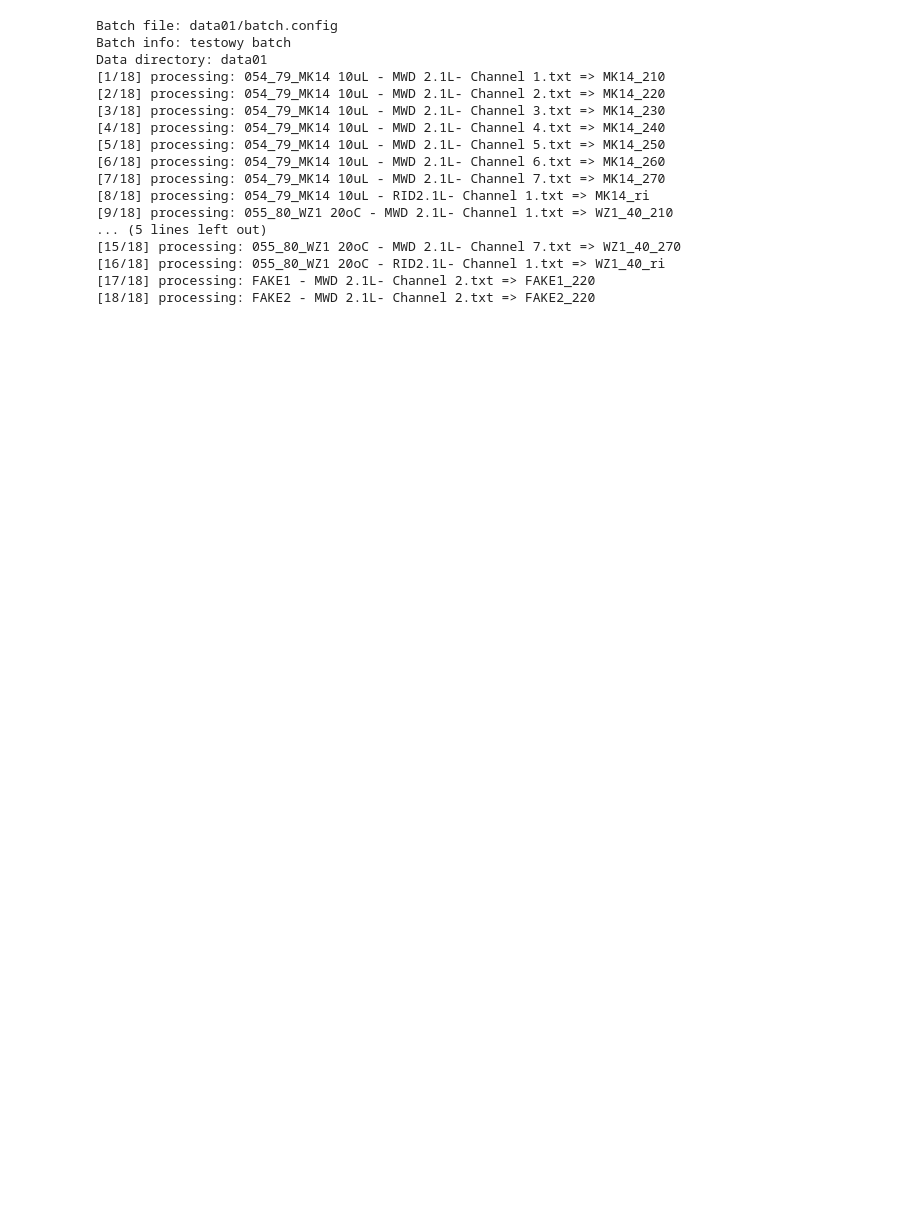
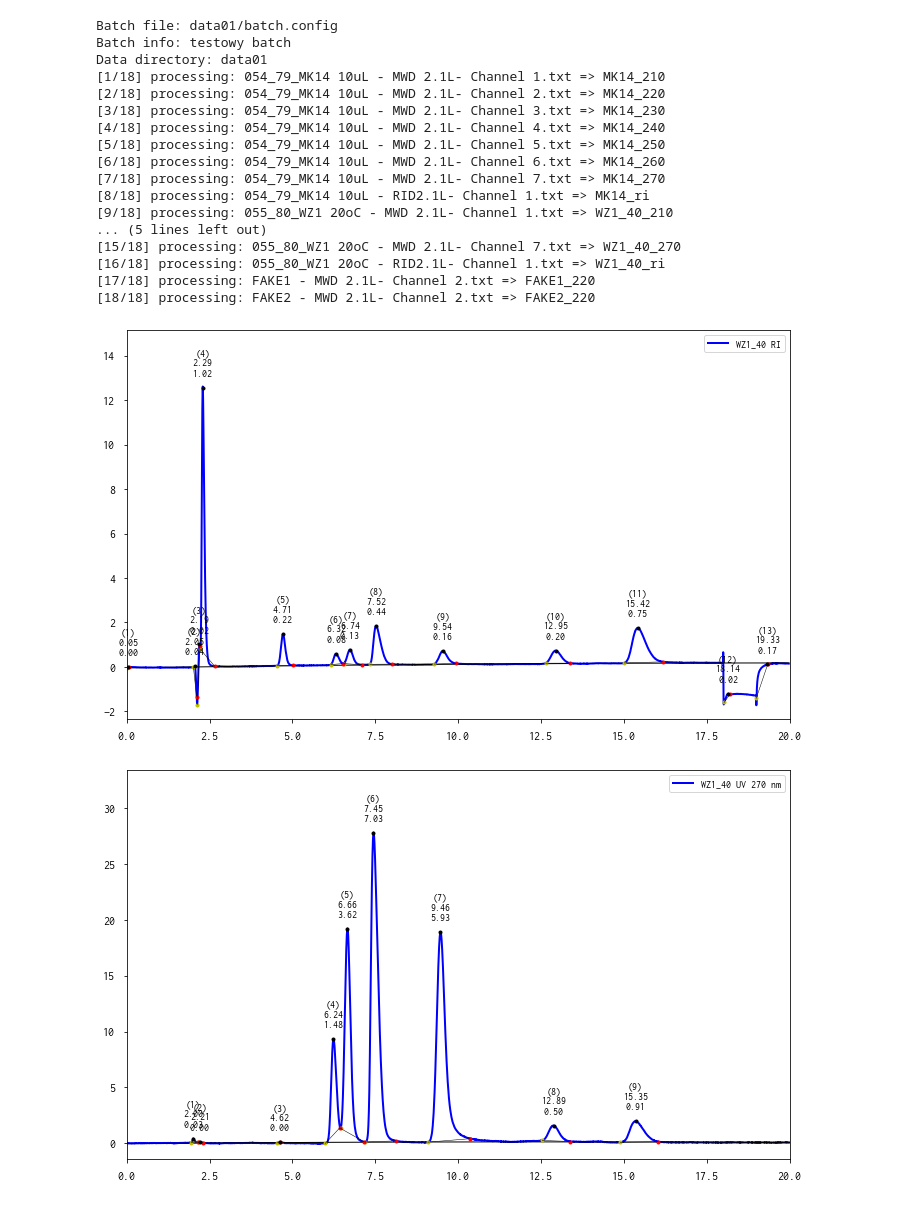
Before and after one commit to sbednarz/py4hplc, a Jupyter notebook: demo.ipynb, the cells around one changed output. Drawn from its saved outputs; the diff is of its cells as text; code cells hidden in the pictures; blank space fills up the shorter version.

```diff
--- a/demo.ipynb
+++ b/demo.ipynb
@@ -21,3 +21,51 @@ Data directory: data01
 [16/18] processing: 055_80_WZ1 20oC - RID2.1L- Channel 1.txt => WZ1_40_ri
 [17/18] processing: FAKE1 - MWD 2.1L- Channel 2.txt => FAKE1_220
 [18/18] processing: FAKE2 - MWD 2.1L- Channel 2.txt => FAKE2_220
+# %%
+def plot_report(chromatogram, x1, x2):
+
+    t = chromatogram.t
+    s = chromatogram.s
+    bg_a = chromatogram.bg_a
+    bg_b = chromatogram.bg_b
+    bg_c = chromatogram.bg_c
+    p = chromatogram.peaks
+    l = chromatogram.l
+
+    fig, ax = plt.subplots(figsize=(10,6))
+    ax.set_xlim(x1,x2)
+    ax.set_ylim(min(s)-max(s)*0.05, max(s)*1.2)
+    ax.plot(t,s, label=l)
+    ax.plot(t, bg_a + bg_b*t + bg_c*t**2,'k-', linewidth=1)
+    ax.plot(p['t_start'].values(), p['s_start'].values(),'y.')
+    ax.plot(p['t_end'].values(), p['s_end'].values(), 'r.')
+    ax.plot(p['t_max'].values(), p['s_max'].values(), 'k.')
+
+
+    for i in p['i_start'].keys():
+        tt = t[p['i_start'][i]:p['i_end'][i]]
+        ss = p['aa'][i]*tt+p['bb'][i]
+        ax.plot(tt,ss,'k-', linewidth=0.5)
+
+    for i in p['i_start'].keys():
+            tt = p['t_max'][i]
+            if tt>x1 and tt<x2:
+                ss = p['s_max'][i]
+                area = p['area'][i]
+                sss = (ss-ax.get_ylim()[0])/(ax.get_ylim()[1]-ax.get_ylim()[0])
+                ttt = (tt-ax.get_xlim()[0])/(ax.get_xlim()[1]-ax.get_xlim()[0])
+                label = "({})\n{:.2f}\n{:.2f}".format(i+1,tt,area)
+                ax.text(ttt,sss+0.03,label,horizontalalignment='center',transform=ax.transAxes)
+
+    plt.legend()
+    plt.tight_layout()
+    #plt.savefig('ch1.png', dpi=300)
+    plt.show()
+# %%
+plot_report(b.WZ1_40_ri, 0, 20)
+plot_report(b.WZ1_40_270, 0, 20)
+plot_report(b.WZ1_40_240, 0, 20)
+plot_report(b.WZ1_40_210, 0, 20)
+# %% [output]
+[figure, added]
+[figure, added]
```
Also changed, not shown: parts of 3 cells of this notebook.
